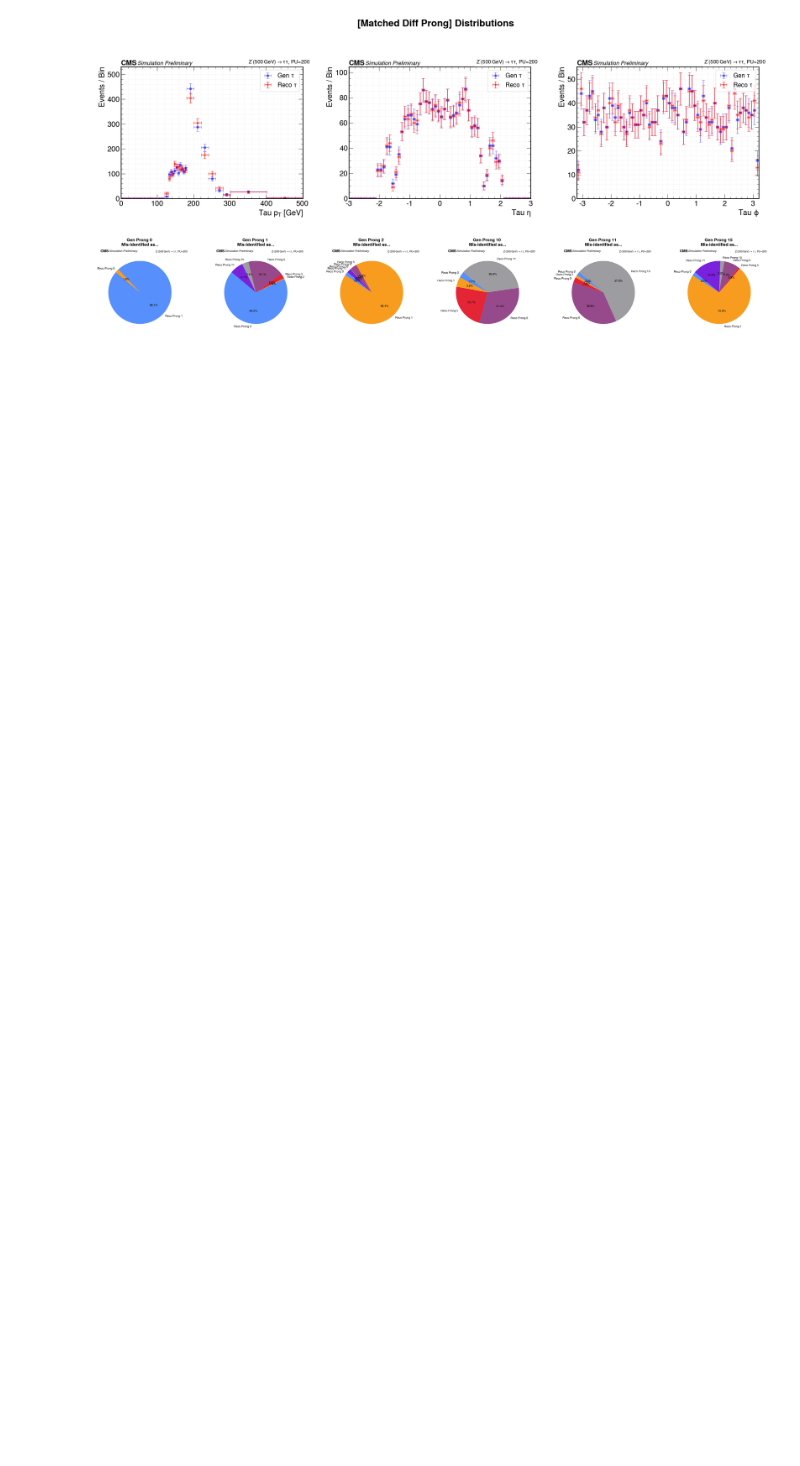
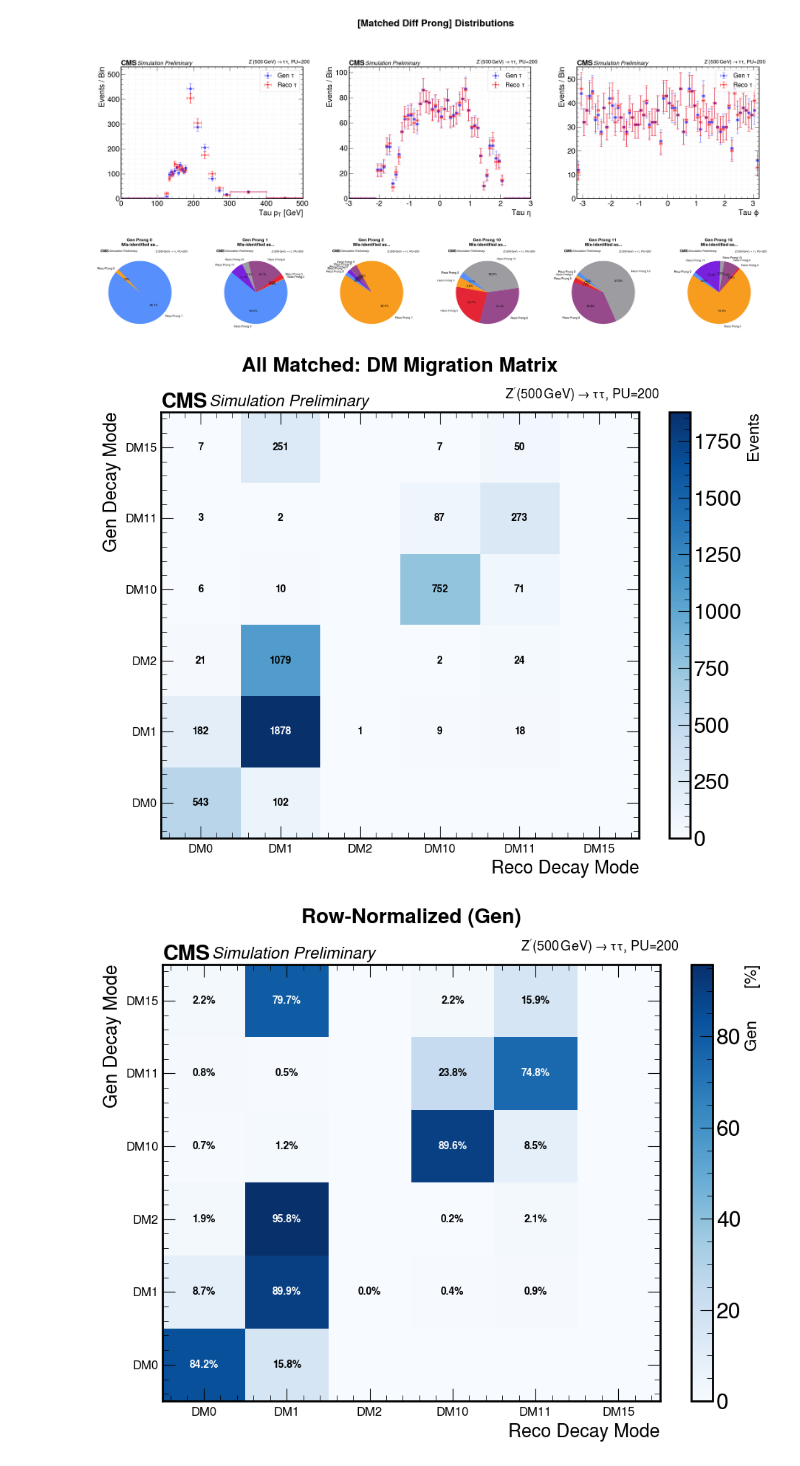
Before and after one commit to Chihwan-An/TauStudy, a Jupyter notebook: prong_find.ipynb, the cells around one changed output. Cells and saved outputs as stored; diff of their text form; code cells hidden in the pictures; blank space fills up the shorter version.

```diff
--- a/prong_find.ipynb
+++ b/prong_find.ipynb
@@ -415,0 +527,15 @@ plt.show()
+# %%
+# 전체 매칭 (count)
+all_gen  = ak.concatenate([matched_same.gen_prong,  matched_diff.gen_prong])
+all_reco = ak.concatenate([matched_same.reco_prong, matched_diff.reco_prong])
+plot_decay_mode_matrix(all_gen, all_reco, title="All Matched: DM Migration Matrix")
+
+# Gen 기준 row 정규화 (각 Gen DM이 어디로 가는지 %)
+plot_decay_mode_matrix(all_gen, all_reco, title="Row-Normalized (Gen)", normalize='row')
+
+# Diff Prong만 따로
+plot_decay_mode_matrix(matched_diff.gen_prong, matched_diff.reco_prong,
+                       title="Diff Prong Only: DM Migration Matrix")
+# %% [output]
+[figure, added]
+[figure, added]
```
Also changed, not shown: parts of 4 cells of this notebook, 55 other files.
